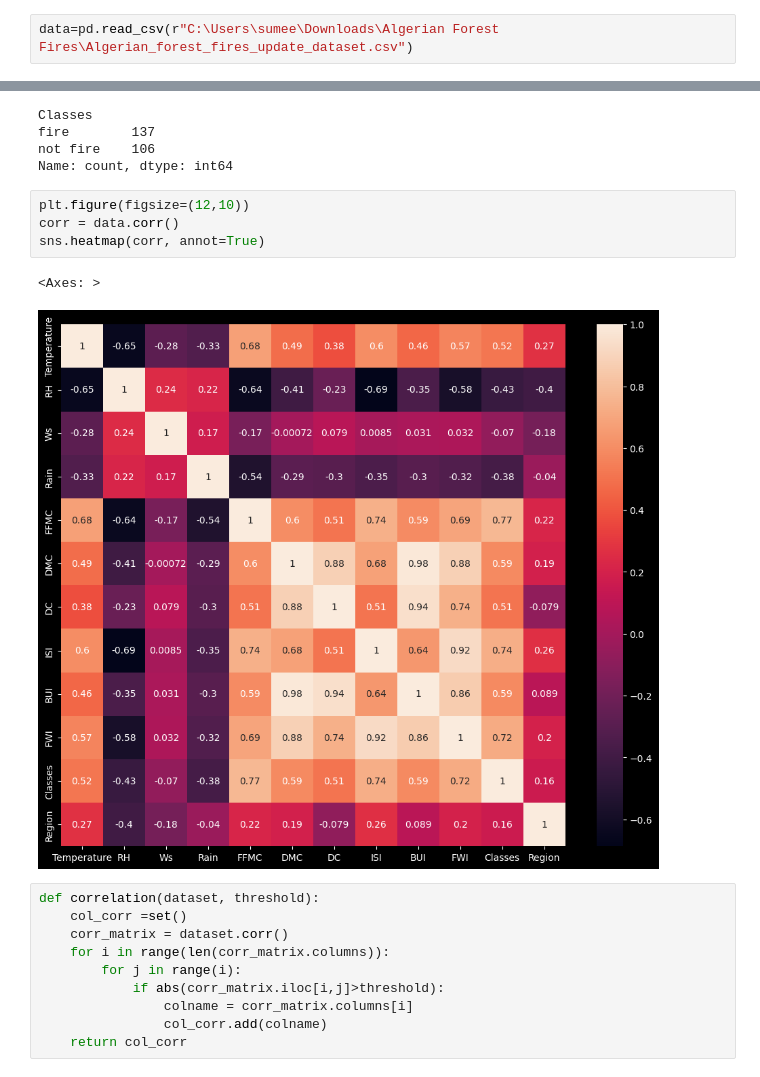
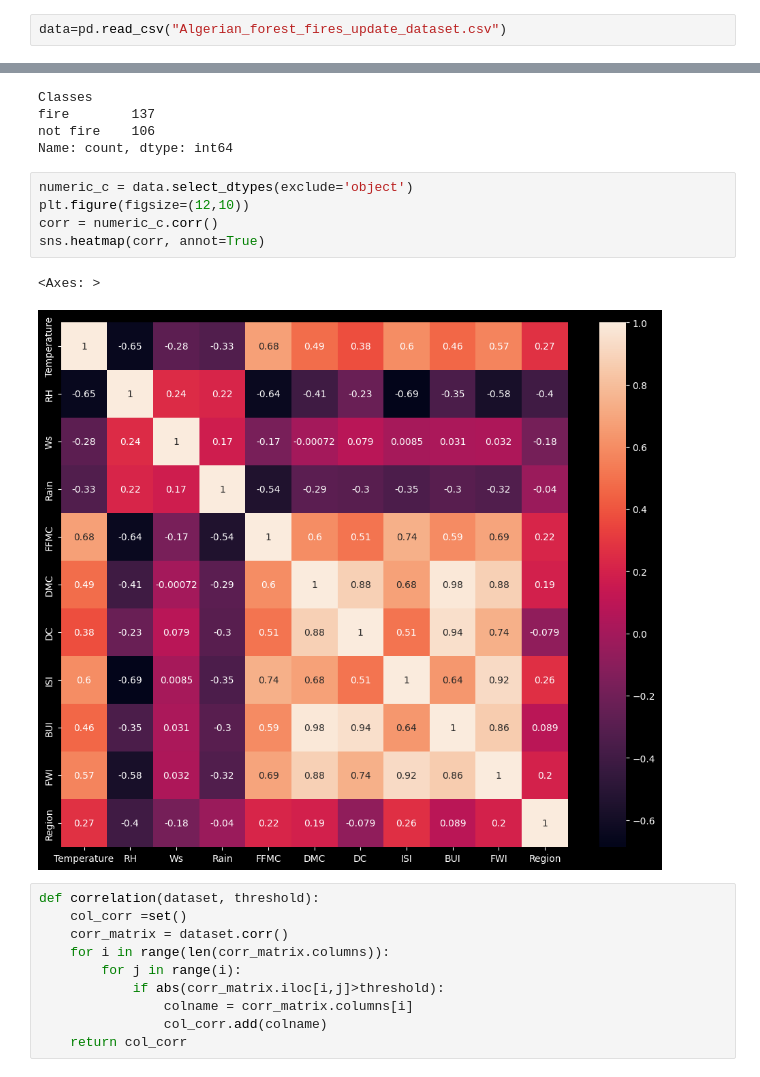
Before and after one commit to sumeet-016/Algerian-Forest-Fire, a Jupyter notebook: Model Training.ipynb, the cells around one changed output, grey strips where cells are left out. Cells and saved outputs as stored; diff of their text form.

```diff
--- a/Model Training.ipynb
+++ b/Model Training.ipynb
@@ -11,7 +11,7 @@ plt.style.use('dark_background')
 import warnings
 warnings.filterwarnings('ignore')
 # %%
-data=pd.read_csv(r"C:\Users\sumee\Downloads\Algerian Forest Fires\Algerian_forest_fires_update_dataset.csv")
+data=pd.read_csv("Algerian_forest_fires_update_dataset.csv")
 # %%
 data.columns
 # %% [output]
@@ -53,12 +53,13 @@ fire        137
 not fire    106
 Name: count, dtype: int64
 # %%
+numeric_c = data.select_dtypes(exclude='object')
 plt.figure(figsize=(12,10))
-corr = data.corr()
+corr = numeric_c.corr()
 sns.heatmap(corr, annot=True)
 # %% [output]
 <Axes: >
-[figure, old version]
+[figure, new version]
 # %%
 def correlation(dataset, threshold):
     col_corr =set()
```
Also changed, not shown: parts of 6 cells of this notebook.
